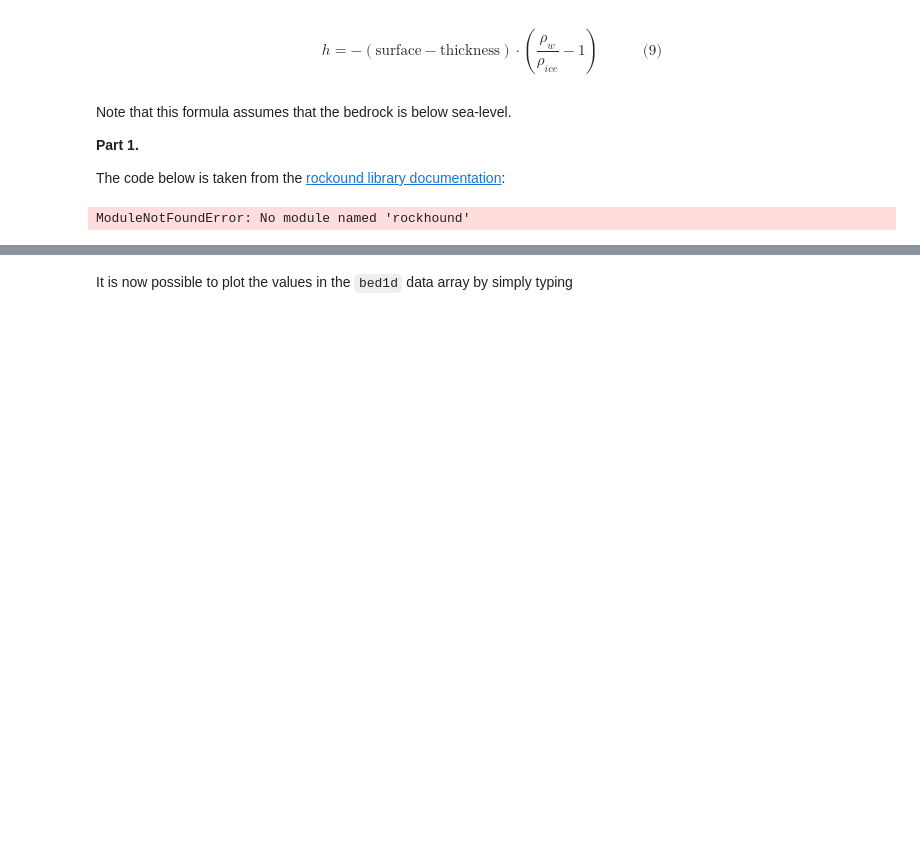
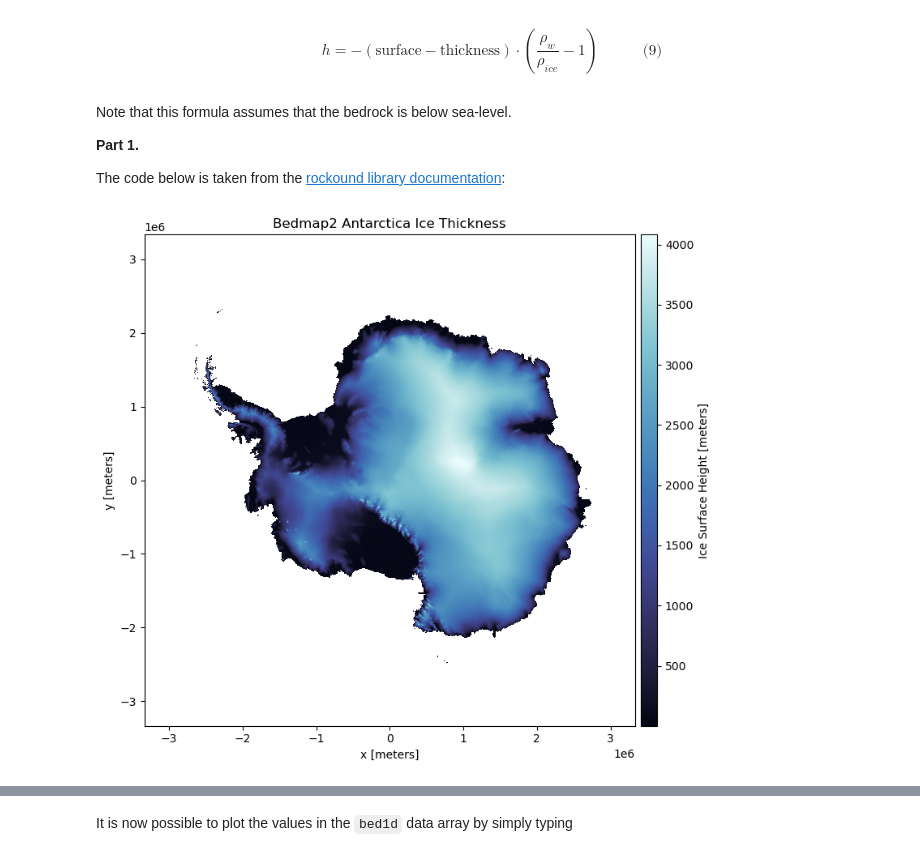
Before and after one commit to dladea/MOD500-Project-1, a Jupyter notebook: project1.ipynb, the cells around one changed output, grey strips where cells are left out. Cells and saved outputs as stored; diff of their text form; code cells hidden in the pictures; blank space fills up the shorter version.

Commit message:
deleting error run

```diff
--- a/project1.ipynb
+++ b/project1.ipynb
@@ -729,16 +729,19 @@ The code below is taken from the
 [rockound library documentation](https://www.fatiando.org/rockhound/latest/api/generated/rockhound.fetch_bedmap2.html):
 # %%
 import rockhound as rh
+#plt to be deleted
+import matplotlib.pyplot as plt
+import cmocean
 bedmap = rh.fetch_bedmap2(datasets=["thickness","surface","bed"])
 plt.figure(figsize=(8, 7))
 ax = plt.subplot(111)
 bedmap.surface.plot.pcolormesh(ax=ax,cmap=cmocean.cm.ice,
                        cbar_kwargs=dict(pad=0.01, aspect=30))
-plt.title("Bedmap2 Antarctica")
+plt.title("Bedmap2 Antarctica Ice Thickness")
 plt.tight_layout()
 plt.show()
 # %% [output]
-ModuleNotFoundError: No module named 'rockhound'
+[figure, added]
 # %% [markdown]
 * Run the code and reproduce [figure 3](#fig:bedmap2_ice_thickness).
 
```
Also changed, not shown: parts of 6 cells of this notebook.
